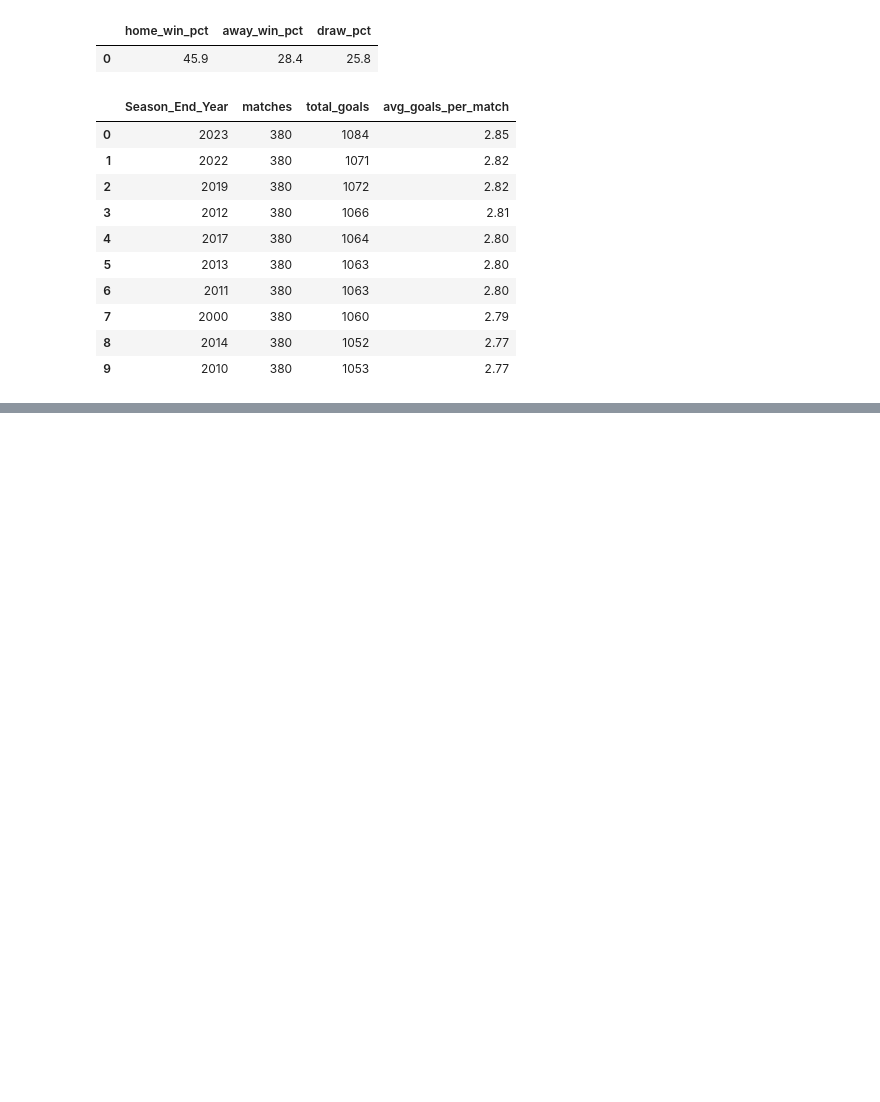
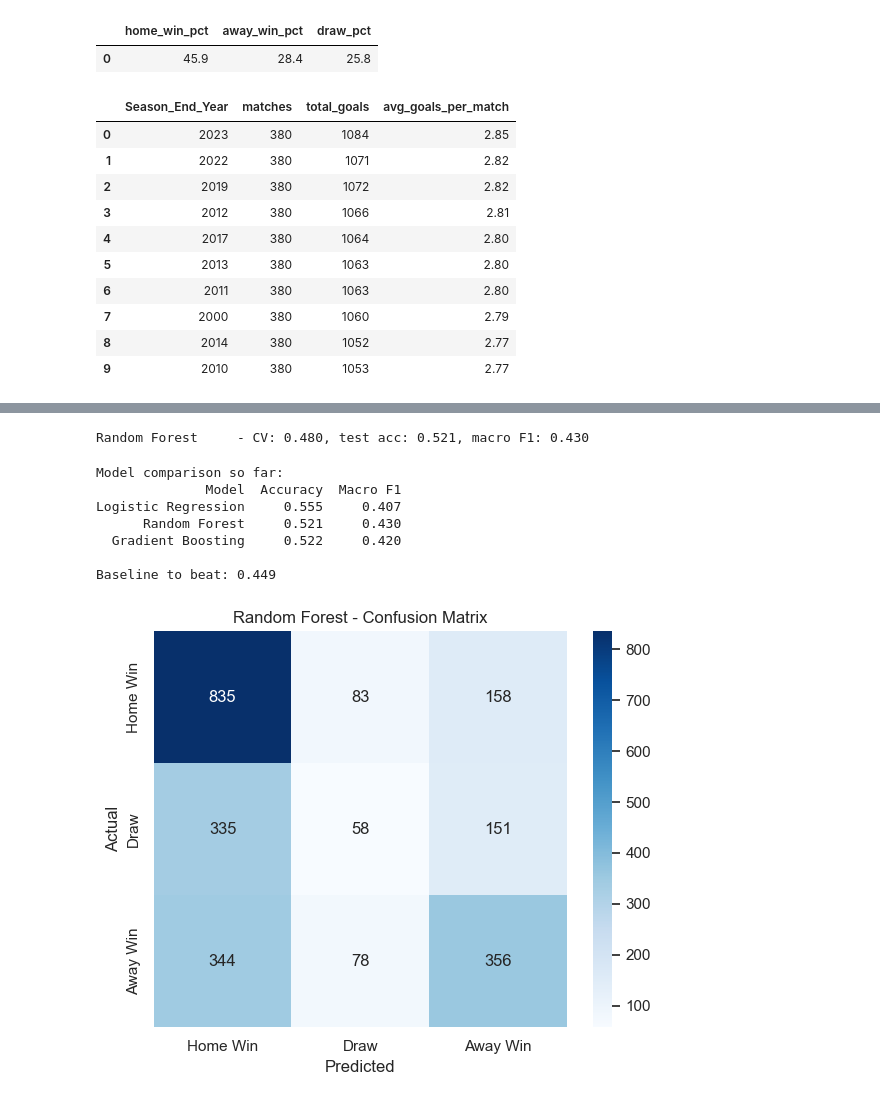
Before and after one commit to jamesmahinda1/epl-match-predictor, a Jupyter notebook: notebooks/epl_match_predictor.ipynb, the cells around one changed output, grey strips where cells are left out. Saved outputs shown, nothing was run; the diff lists cells and outputs as text; code cells hidden in the pictures; blank space fills up the shorter version.

```diff
--- a/notebooks/epl_match_predictor.ipynb
+++ b/notebooks/epl_match_predictor.ipynb
@@ -323,0 +486,55 @@ print(f'Saved {len(features)} matches with {len(feature_cols)} features')
+# %%
+from sklearn.ensemble import RandomForestClassifier, GradientBoostingClassifier
+
+# Random Forest - same 5-fold CV on train, then test, as Logistic Regression
+rf = RandomForestClassifier(n_estimators=200, random_state=42, n_jobs=-1)
+rf_cv = cross_val_score(rf, X_train, y_train, cv=5, scoring='accuracy')
+rf.fit(X_train, y_train)
+rf_pred = rf.predict(X_test)
+rf_acc = accuracy_score(y_test, rf_pred)
+rf_f1 = f1_score(y_test, rf_pred, average='macro')
+print(f'Random Forest     - CV: {rf_cv.mean():.3f}, test acc: {rf_acc:.3f}, macro F1: {rf_f1:.3f}')
+
+# Gradient Boosting - same treatment
+gb = GradientBoostingClassifier(n_estimators=200, random_state=42)
+gb_cv = cross_val_score(gb, X_train, y_train, cv=5, scoring='accuracy')
+gb.fit(X_train, y_train)
+gb_pred = gb.predict(X_test)
+gb_acc = accuracy_score(y_test, gb_pred)
+gb_f1 = f1_score(y_test, gb_pred, average='macro')
+print(f'Gradient Boosting - CV: {gb_cv.mean():.3f}, test acc: {gb_acc:.3f}, macro F1: {gb_f1:.3f}')
+# %% [output]
+Random Forest     - CV: 0.480, test acc: 0.521, macro F1: 0.430
+# %%
+from sklearn.metrics import confusion_matrix
+
+# Compare all three models so far
+compare = pd.DataFrame([
+    {'Model': 'Logistic Regression', 'Accuracy': logreg_acc, 'Macro F1': logreg_f1},
+    {'Model': 'Random Forest', 'Accuracy': rf_acc, 'Macro F1': rf_f1},
+    {'Model': 'Gradient Boosting', 'Accuracy': gb_acc, 'Macro F1': gb_f1},
+]).round(3)
+print('Model comparison so far:')
+print(compare.to_string(index=False))
+print(f'\nBaseline to beat: {baseline_acc:.3f}')
+
+# Confusion matrix for Random Forest
+cm = confusion_matrix(y_test, rf_pred)
+plt.figure(figsize=(6, 5))
+sns.heatmap(cm, annot=True, fmt='d', cmap='Blues',
+            xticklabels=['Home Win', 'Draw', 'Away Win'],
+            yticklabels=['Home Win', 'Draw', 'Away Win'])
+plt.xlabel('Predicted')
+plt.ylabel('Actual')
+plt.title('Random Forest - Confusion Matrix')
+plt.tight_layout()
+plt.show()
+# %% [output]
+Model comparison so far:
+              Model  Accuracy  Macro F1
+Logistic Regression     0.555     0.407
+      Random Forest     0.521     0.430
+  Gradient Boosting     0.522     0.420
+
+Baseline to beat: 0.449
+[figure, added]
```
Also changed, not shown: parts of 27 cells of this notebook, 2 other files.
